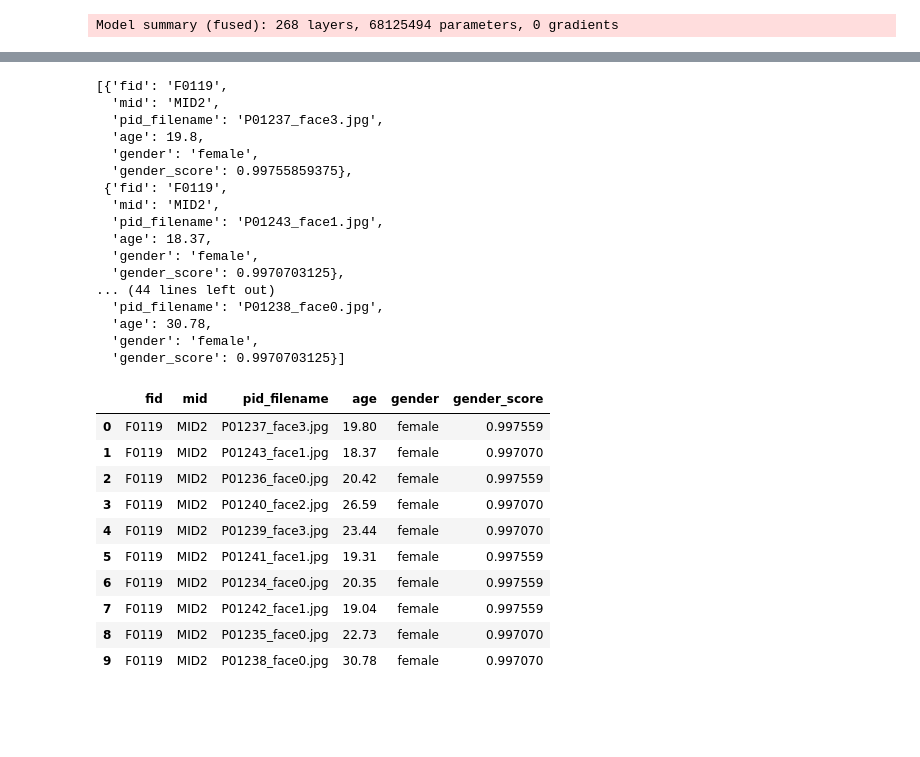
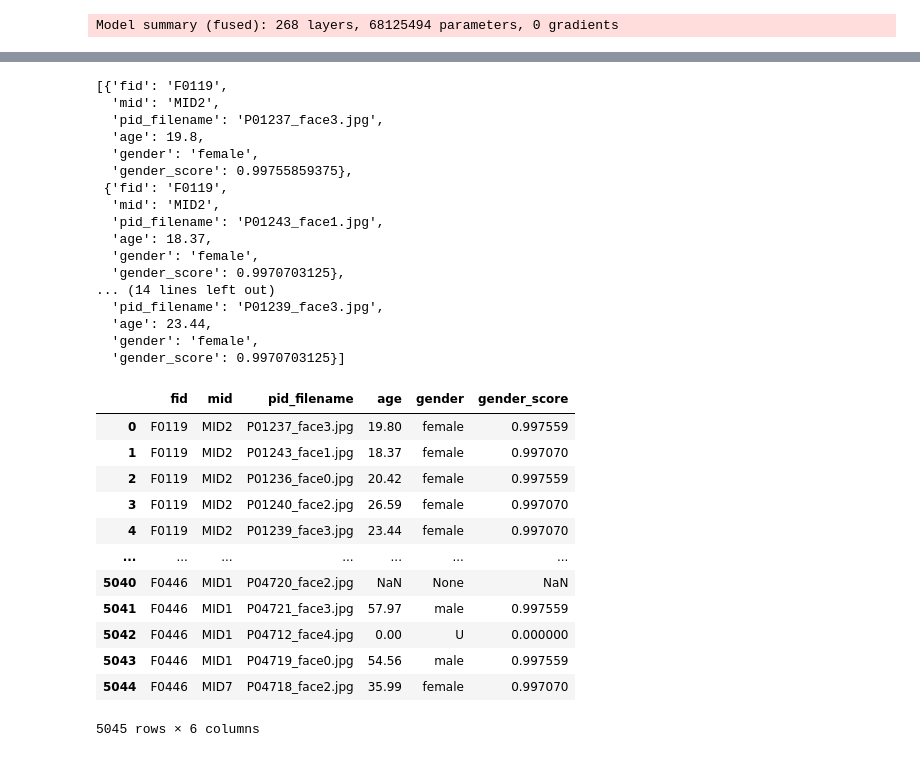
Before and after one commit to vitalwarley/research, a Jupyter notebook: notebooks/rfiw_age_gender_analysis.ipynb, the cells around one changed output, grey strips where cells are left out. Saved outputs shown, nothing was run; the diff lists cells and outputs as text; code cells hidden in the pictures; blank space fills up the shorter version.

```diff
--- a/notebooks/rfiw_age_gender_analysis.ipynb
+++ b/notebooks/rfiw_age_gender_analysis.ipynb
@@ -46,10 +46,17 @@ Model summary (fused): 268 layers, 68125494 parameters, 0 gradients
 image_files = get_all_files(DATA_DIR)
 
 preds = []
+errors = []
 
-for img_p in tqdm(image_files[:10]):
+for img_p in tqdm(image_files):
     img = cv2.imread(img_p)
-    pred, out_im = predictor.recognize(img)
+    try:
+        pred, out_im = predictor.recognize(img)
+        pred_info = {"age": pred.ages[1], "gender": pred.genders[1], "gender_score": pred.gender_scores[1]}
+    except:
+        errors.append(img_p)
+        pred_info = {"age": 0, "gender": "U", "gender_score": 0}
     img_info = {k: v for k, v in zip(["fid", "mid", "pid_filename"], Path(img_p).parts[-3:])}
-    pred_info = {"age": pred.ages[1], "gender": pred.genders[1], "gender_score": pred.gender_scores[1]}
     preds.append({**img_info, **pred_info})
+
+print(f"Errors found: {len(errors)}")
@@ -56,5 +78,5 @@ for img_p in tqdm(image_files[:10]):
 # %%
-preds
+preds[:5]
 # %% [output]
 [{'fid': 'F0119',
   'mid': 'MID2',
@@ -68,24 +90,26 @@ preds
   'age': 18.37,
   'gender': 'female',
   'gender_score': 0.9970703125},
-... (44 lines left out)
-  'pid_filename': 'P01238_face0.jpg',
-  'age': 30.78,
+... (14 lines left out)
+  'pid_filename': 'P01239_face3.jpg',
+  'age': 23.44,
   'gender': 'female',
   'gender_score': 0.9970703125}]
 # %%
-df = pd.DataFrame(preds)
+ag_preds = pd.DataFrame(preds)
 # %%
-df
+ag_preds
 # %% [output]
 |  | fid | mid | pid_filename | age | gender | gender_score |
 | 0 | F0119 | MID2 | P01237_face3.jpg | 19.80 | female | 0.997559 |
 | 1 | F0119 | MID2 | P01243_face1.jpg | 18.37 | female | 0.997070 |
 | 2 | F0119 | MID2 | P01236_face0.jpg | 20.42 | female | 0.997559 |
 | 3 | F0119 | MID2 | P01240_face2.jpg | 26.59 | female | 0.997070 |
 | 4 | F0119 | MID2 | P01239_face3.jpg | 23.44 | female | 0.997070 |
-| 5 | F0119 | MID2 | P01241_face1.jpg | 19.31 | female | 0.997559 |
-| 6 | F0119 | MID2 | P01234_face0.jpg | 20.35 | female | 0.997559 |
-| 7 | F0119 | MID2 | P01242_face1.jpg | 19.04 | female | 0.997559 |
-| 8 | F0119 | MID2 | P01235_face0.jpg | 22.73 | female | 0.997070 |
-| 9 | F0119 | MID2 | P01238_face0.jpg | 30.78 | female | 0.997070 |
+| ... | ... | ... | ... | ... | ... | ... |
+| 5040 | F0446 | MID1 | P04720_face2.jpg | NaN | None | NaN |
+| 5041 | F0446 | MID1 | P04721_face3.jpg | 57.97 | male | 0.997559 |
+| 5042 | F0446 | MID1 | P04712_face4.jpg | 0.00 | U | 0.000000 |
+| 5043 | F0446 | MID1 | P04719_face0.jpg | 54.56 | male | 0.997559 |
+| 5044 | F0446 | MID7 | P04718_face2.jpg | 35.99 | female | 0.997070 |
+5045 rows × 6 columns
```
Also changed, not shown: parts of 11 cells of this notebook, 1 other file.
